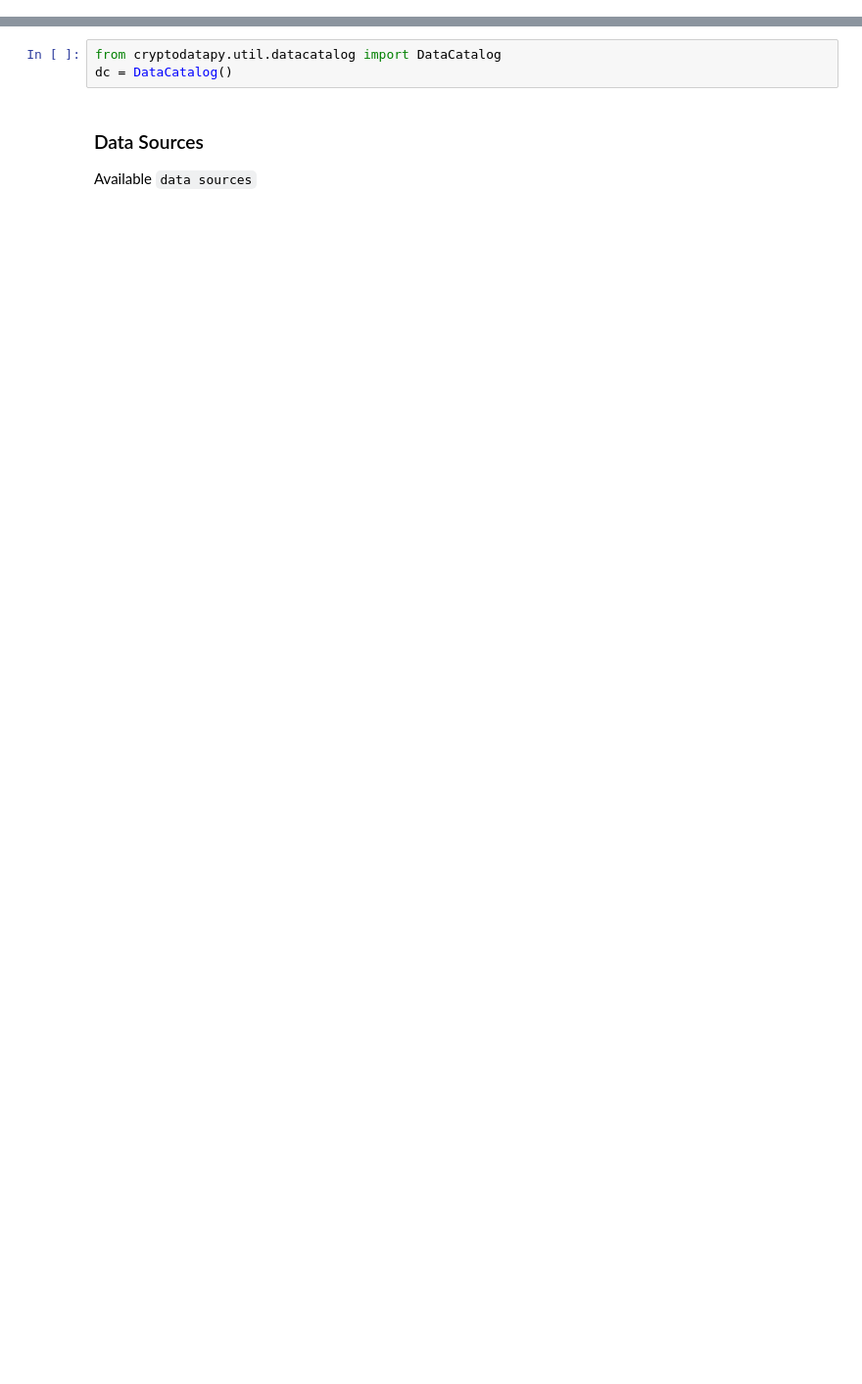
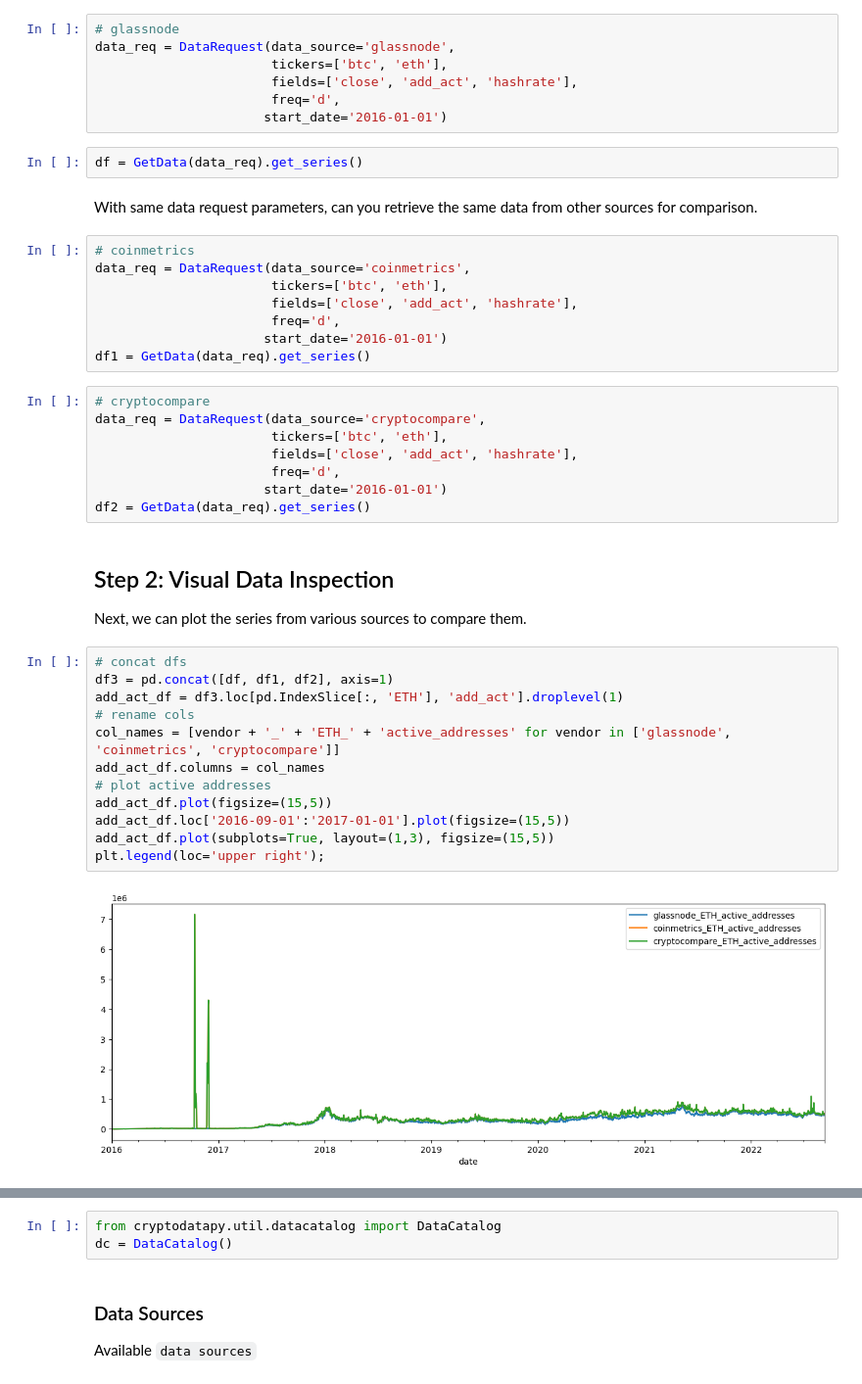
Before and after one commit to systamental/cryptodatapy, a Jupyter notebook: docs/example.ipynb, the cells around one changed output, grey strips where cells are left out. Shown: that part at 98% size. Saved outputs shown, nothing was run; the diff lists cells and outputs as text; blank space fills up the shorter version.

Commit message:
docs: updated examples with Quick Start section

```diff
--- a/docs/example.ipynb
+++ b/docs/example.ipynb
@@ -31,0 +40,45 @@ Key features of the library include:
+# %%
+# glassnode
+data_req = DataRequest(data_source='glassnode',
+                       tickers=['btc', 'eth'],
+                       fields=['close', 'add_act', 'hashrate'],
+                       freq='d',
+                      start_date='2016-01-01')
+# %%
+df = GetData(data_req).get_series()
+# %% [markdown]
+With same data request parameters, can you retrieve the same data from other sources for comparison.
+# %%
+# coinmetrics
+data_req = DataRequest(data_source='coinmetrics',
+                       tickers=['btc', 'eth'],
+                       fields=['close', 'add_act', 'hashrate'],
+                       freq='d',
+                      start_date='2016-01-01')
+df1 = GetData(data_req).get_series()
+# %%
+# cryptocompare
+data_req = DataRequest(data_source='cryptocompare',
+                       tickers=['btc', 'eth'],
+                       fields=['close', 'add_act', 'hashrate'],
+                       freq='d',
+                      start_date='2016-01-01')
+df2 = GetData(data_req).get_series()
+# %% [markdown]
+## Step 2: Visual Data Inspection
+
+Next, we can plot the series from various sources to compare them.
+# %%
+# concat dfs
+df3 = pd.concat([df, df1, df2], axis=1)
+add_act_df = df3.loc[pd.IndexSlice[:, 'ETH'], 'add_act'].droplevel(1)
+# rename cols
+col_names = [vendor + '_' + 'ETH_' + 'active_addresses' for vendor in ['glassnode', 'coinmetrics', 'cryptocompare']]
+add_act_df.columns = col_names
+# plot active addresses
+add_act_df.plot(figsize=(15,5))
+add_act_df.loc['2016-09-01':'2017-01-01'].plot(figsize=(15,5))
+add_act_df.plot(subplots=True, layout=(1,3), figsize=(15,5))
+plt.legend(loc='upper right');
+# %% [output]
+[figure, added]
```
Also changed, not shown: parts of 54 cells of this notebook.
